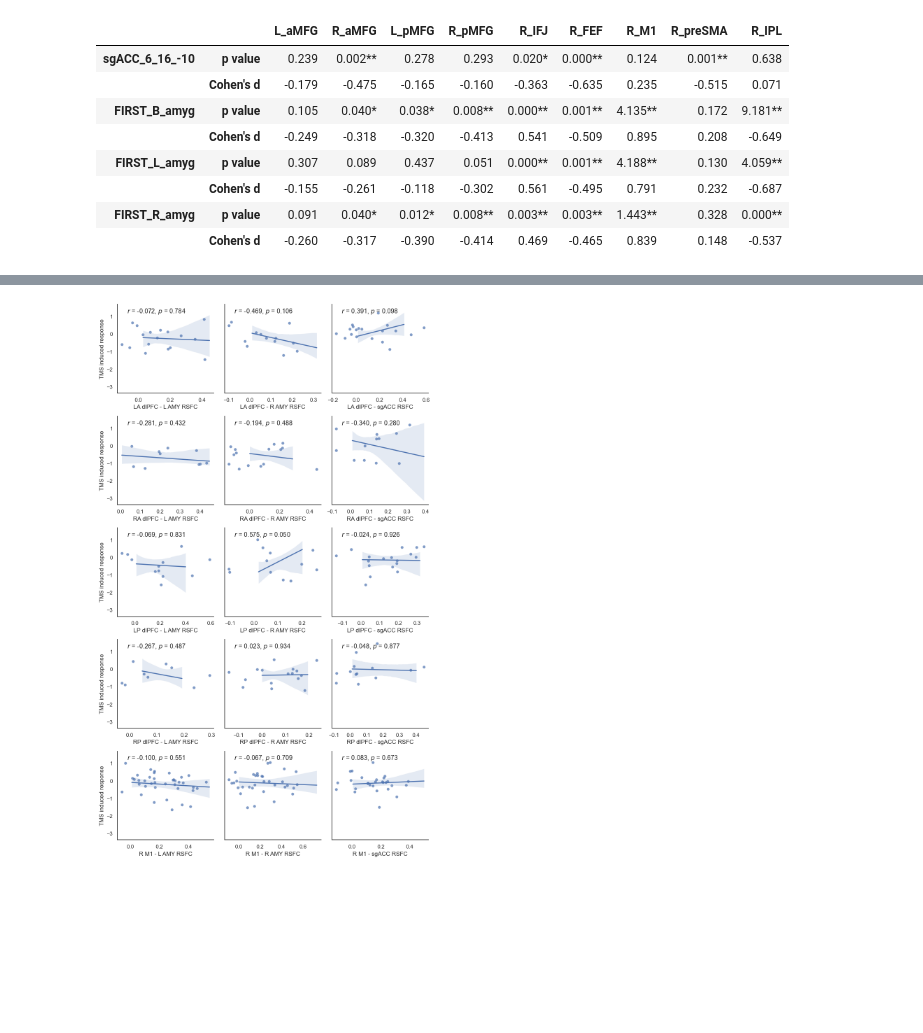
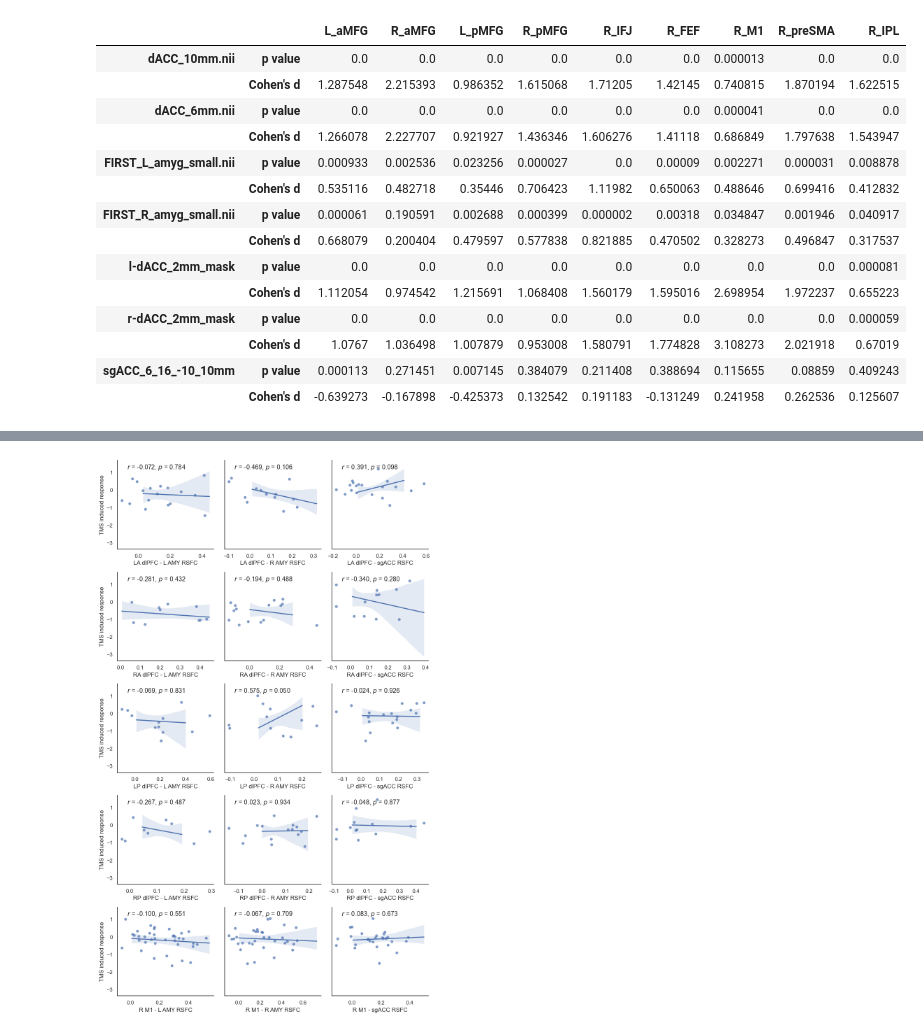
Before and after one commit to NxNiki/tms_fmri, a Jupyter notebook: nts_fmri_project/script03_functional_connectivity.ipynb, the cells around one changed output, grey strips where cells are left out. Drawn from its saved outputs; the diff is of its cells as text; code cells hidden in the pictures; blank space fills up the shorter version.

```diff
--- a/nts_fmri_project/script03_functional_connectivity.ipynb
+++ b/nts_fmri_project/script03_functional_connectivity.ipynb
@@ -126,6 +147,6 @@ df_connectivity.describe()
 # %%
 # ttest:
-df_connectivity = pd.read_csv('out03_functional_connectivity_z.csv')
+df_connectivity = pd.read_csv(output_dir + 'out03_functional_connectivity_z.csv')
 # df_connectivity_long = pd.wide_to_long(df_connectivity, target_list, i="id", j="year")
 
 from scipy.stats import ttest_ind
@@ -148,8 +169,13 @@ def format_table(report):
     return report2
 
 # seed_list = ['sgACC_6_16_-10', 'FIRST_B_amyg_small', 'FIRST_L_amyg_small', 'FIRST_R_amyg_small']
-seed_list = ['sgACC_6_16_-10', 'FIRST_B_amyg', 'FIRST_L_amyg', 'FIRST_R_amyg']
-mask = '_6mm-'
+seed_list = ['sgACC_6_16_-10', 'FIRST_L_amyg', 'FIRST_R_amyg']
+
+seed_list = ['dACC_10mm.nii', 'dACC_6mm.nii',
+             'FIRST_L_amyg_small.nii', 'FIRST_R_amyg_small.nii',
+             'l-dACC_2mm_mask', 'r-dACC_2mm_mask', 'sgACC_6_16_-10_10mm']
+
+mask = '_6mm\*'
 
 test_variables = []
 for seed in seed_list:
@@ -167,49 +193,53 @@ result_hc = result.copy()
 # statistical tests for each roi and roi setting:
 for var in test_variables:
 
-    seed = '-'.join(var.split('-')[1:])
-    target = var.split('-')[0]
+    target = var.split('*')[0]
     target = '_'.join(target.split('_')[:2])
+    seed = var.split('*')[1]
 
     hc = df_connectivity.loc[(df_connectivity['group']=='NTHC') & (~df_connectivity[var].isna()), var]
     mdd = df_connectivity.loc[(df_connectivity['group']=='NTS') & (~df_connectivity[var].isna()), var]
 
     t, p = ttest_ind(hc, mdd)
     cohend = (np.mean(hc) - np.mean(mdd)) / (np.sqrt((np.std(hc) ** 2 + np.std(mdd) ** 2) / 2))
     result.loc[(seed, 't value'), target] = t
     result.loc[(seed, 'p value'), target] = p
     result.loc[(seed, "Cohen's d"), target] = cohend
 
     t, p = ttest_1samp(hc, popmean=0)
     cohend = np.mean(hc) / np.std(hc)
     result_hc.loc[(seed, 't value'), target] = t
     result_hc.loc[(seed, 'p value'), target] = p
     result_hc.loc[(seed, "Cohen's d"), target] = cohend
 
 
-
-
-result = format_table(result)
+# result = format_table(result)
 # save results separately for each roi setting:
 # for var in test_variables:
 #     result.loc[(tms, ['t value', 'p value', "Cohen's d"]), :].to_csv(out_file_prefix + 'response_' + var + '.csv')
 
-result.to_csv('out03_ttest' + mask + '.csv')
+result.to_csv(output_dir + 'out03_ttest' + mask + '.csv')
 result.loc[(seed_list, ['p value', "Cohen's d"]), :]
 
-result_hc = format_table(result_hc)
-result_hc.to_csv('out03_ttest_hc' + mask + '.csv')
+# result_hc = format_table(result_hc)
+result_hc.to_csv(output_dir + 'out03_ttest_hc' + mask + '.csv')
 result_hc.loc[(seed_list, ['p value', "Cohen's d"]), :]
 # %% [output]
 |  |  | L_aMFG | R_aMFG | L_pMFG | R_pMFG | R_IFJ | R_FEF | R_M1 | R_preSMA | R_IPL |
-| sgACC_6_16_-10 | p value | 0.239 | 0.002** | 0.278 | 0.293 | 0.020* | 0.000** | 0.124 | 0.001** | 0.638 |
-|  | Cohen's d | -0.179 | -0.475 | -0.165 | -0.160 | -0.363 | -0.635 | 0.235 | -0.515 | 0.071 |
-| FIRST_B_amyg | p value | 0.105 | 0.040* | 0.038* | 0.008** | 0.000** | 0.001** | 4.135** | 0.172 | 9.181** |
-|  | Cohen's d | -0.249 | -0.318 | -0.320 | -0.413 | 0.541 | -0.509 | 0.895 | 0.208 | -0.649 |
-| FIRST_L_amyg | p value | 0.307 | 0.089 | 0.437 | 0.051 | 0.000** | 0.001** | 4.188** | 0.130 | 4.059** |
-|  | Cohen's d | -0.155 | -0.261 | -0.118 | -0.302 | 0.561 | -0.495 | 0.791 | 0.232 | -0.687 |
-| FIRST_R_amyg | p value | 0.091 | 0.040* | 0.012* | 0.008** | 0.003** | 0.003** | 1.443** | 0.328 | 0.000** |
-|  | Cohen's d | -0.260 | -0.317 | -0.390 | -0.414 | 0.469 | -0.465 | 0.839 | 0.148 | -0.537 |
+| dACC_10mm.nii | p value | 0.0 | 0.0 | 0.0 | 0.0 | 0.0 | 0.0 | 0.000013 | 0.0 | 0.0 |
+|  | Cohen's d | 1.287548 | 2.215393 | 0.986352 | 1.615068 | 1.71205 | 1.42145 | 0.740815 | 1.870194 | 1.622515 |
+| dACC_6mm.nii | p value | 0.0 | 0.0 | 0.0 | 0.0 | 0.0 | 0.0 | 0.000041 | 0.0 | 0.0 |
+|  | Cohen's d | 1.266078 | 2.227707 | 0.921927 | 1.436346 | 1.606276 | 1.41118 | 0.686849 | 1.797638 | 1.543947 |
+| FIRST_L_amyg_small.nii | p value | 0.000933 | 0.002536 | 0.023256 | 0.000027 | 0.0 | 0.00009 | 0.002271 | 0.000031 | 0.008878 |
+|  | Cohen's d | 0.535116 | 0.482718 | 0.35446 | 0.706423 | 1.11982 | 0.650063 | 0.488646 | 0.699416 | 0.412832 |
+| FIRST_R_amyg_small.nii | p value | 0.000061 | 0.190591 | 0.002688 | 0.000399 | 0.000002 | 0.00318 | 0.034847 | 0.001946 | 0.040917 |
+|  | Cohen's d | 0.668079 | 0.200404 | 0.479597 | 0.577838 | 0.821885 | 0.470502 | 0.328273 | 0.496847 | 0.317537 |
+| l-dACC_2mm_mask | p value | 0.0 | 0.0 | 0.0 | 0.0 | 0.0 | 0.0 | 0.0 | 0.0 | 0.000081 |
+|  | Cohen's d | 1.112054 | 0.974542 | 1.215691 | 1.068408 | 1.560179 | 1.595016 | 2.698954 | 1.972237 | 0.655223 |
+| r-dACC_2mm_mask | p value | 0.0 | 0.0 | 0.0 | 0.0 | 0.0 | 0.0 | 0.0 | 0.0 | 0.000059 |
+|  | Cohen's d | 1.0767 | 1.036498 | 1.007879 | 0.953008 | 1.580791 | 1.774828 | 3.108273 | 2.021918 | 0.67019 |
+| sgACC_6_16_-10_10mm | p value | 0.000113 | 0.271451 | 0.007145 | 0.384079 | 0.211408 | 0.388694 | 0.115655 | 0.08859 | 0.409243 |
+|  | Cohen's d | -0.639273 | -0.167898 | -0.425373 | 0.132542 | 0.191183 | -0.131249 | 0.241958 | 0.262536 | 0.125607 |
 # %%
 import seaborn as sns
 import matplotlib.pyplot as plt
```
Also changed, not shown: parts of 11 cells of this notebook, 9 other files.
